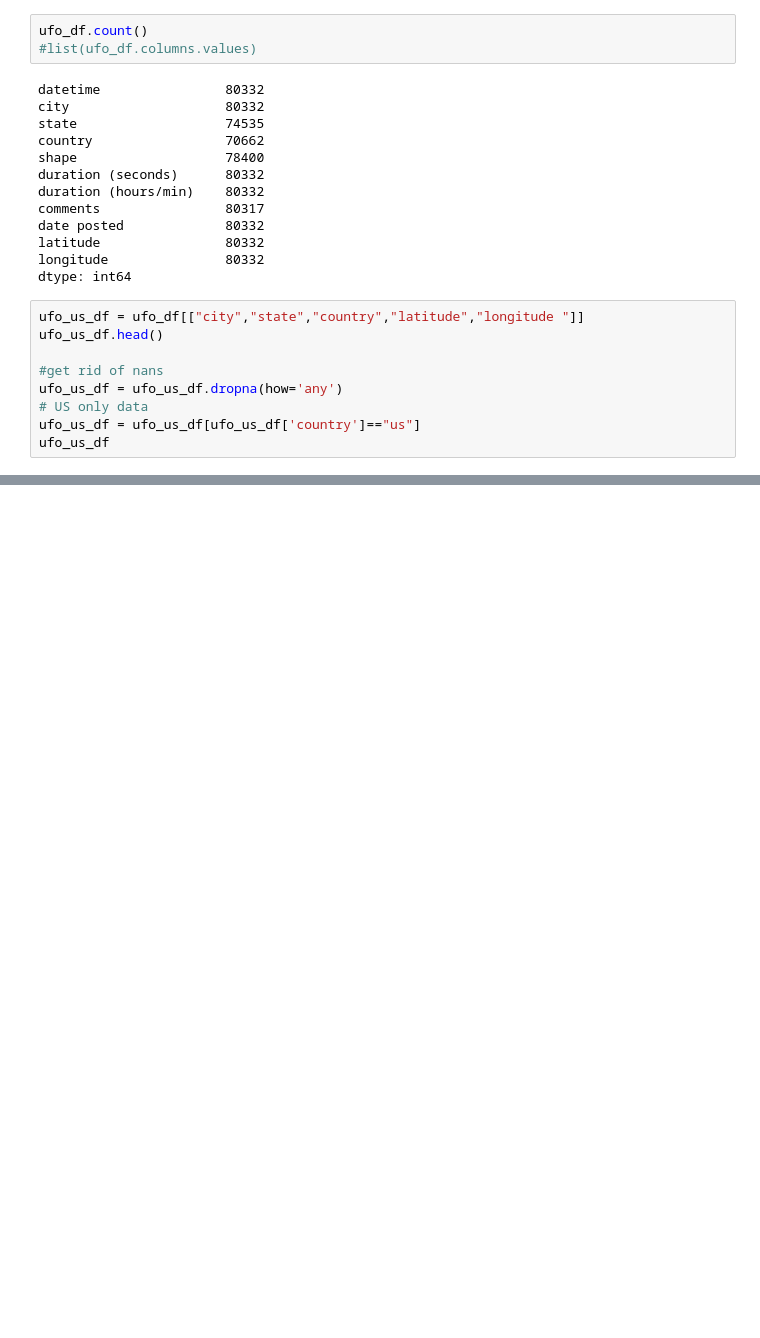
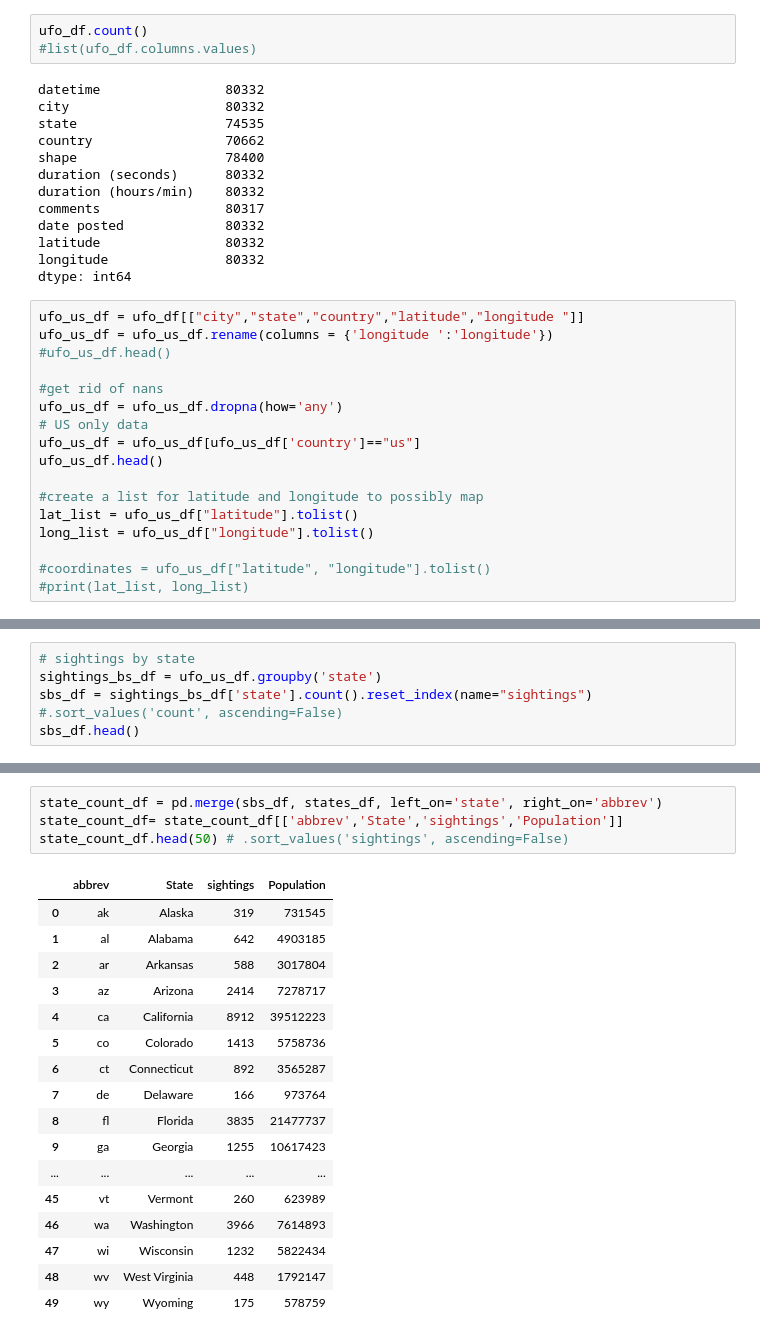
Before and after one commit to AmyWagarCinch/UFO-Sighting-Analysis, a Jupyter notebook: sightings_by_population.ipynb, the cells around one changed output, grey strips where cells are left out. Cells and saved outputs as stored; diff of their text form; blank space fills up the shorter version.

Commit message:
updated state file

```diff
--- a/sightings_by_population.ipynb
+++ b/sightings_by_population.ipynb
@@ -21,11 +28,19 @@ longitude               80332
 dtype: int64
 # %%
 ufo_us_df = ufo_df[["city","state","country","latitude","longitude "]]
-ufo_us_df.head()
+ufo_us_df = ufo_us_df.rename(columns = {'longitude ':'longitude'})
+#ufo_us_df.head()
 
 #get rid of nans
 ufo_us_df = ufo_us_df.dropna(how='any')
 # US only data
 ufo_us_df = ufo_us_df[ufo_us_df['country']=="us"]
-ufo_us_df
+ufo_us_df.head()
+
+#create a list for latitude and longitude to possibly map
+lat_list = ufo_us_df["latitude"].tolist()
+long_list = ufo_us_df["longitude"].tolist()
+
+#coordinates = ufo_us_df["latitude", "longitude"].tolist()
+#print(lat_list, long_list)
 # %% [output]
@@ -53,0 +77,5 @@ dtype: int64
+# %%
+# sightings by state
+sightings_bs_df = ufo_us_df.groupby('state')
+sbs_df = sightings_bs_df['state'].count().reset_index(name="sightings") #.sort_values('count', ascending=False)
+sbs_df.head()
@@ -54,3 +89,25 @@ dtype: int64
+# %%
+state_count_df = pd.merge(sbs_df, states_df, left_on='state', right_on='abbrev')
+state_count_df= state_count_df[['abbrev','State','sightings','Population']]
+state_count_df.head(50) # .sort_values('sightings', ascending=False)
+# %% [output]
+|  | abbrev | State | sightings | Population |
+| 0 | ak | Alaska | 319 | 731545 |
+| 1 | al | Alabama | 642 | 4903185 |
+| 2 | ar | Arkansas | 588 | 3017804 |
+| 3 | az | Arizona | 2414 | 7278717 |
+| 4 | ca | California | 8912 | 39512223 |
+| 5 | co | Colorado | 1413 | 5758736 |
+| 6 | ct | Connecticut | 892 | 3565287 |
+| 7 | de | Delaware | 166 | 973764 |
+| 8 | fl | Florida | 3835 | 21477737 |
+| 9 | ga | Georgia | 1255 | 10617423 |
+| ... | ... | ... | ... | ... |
+| 45 | vt | Vermont | 260 | 623989 |
+| 46 | wa | Washington | 3966 | 7614893 |
+| 47 | wi | Wisconsin | 1232 | 5822434 |
+| 48 | wv | West Virginia | 448 | 1792147 |
+| 49 | wy | Wyoming | 175 | 578759 |
 # %%
 # load the census population by city data
 census = "Resources/sub-est2019_all.csv"
```
Also changed, not shown: parts of 18 cells of this notebook, 5 other files.
